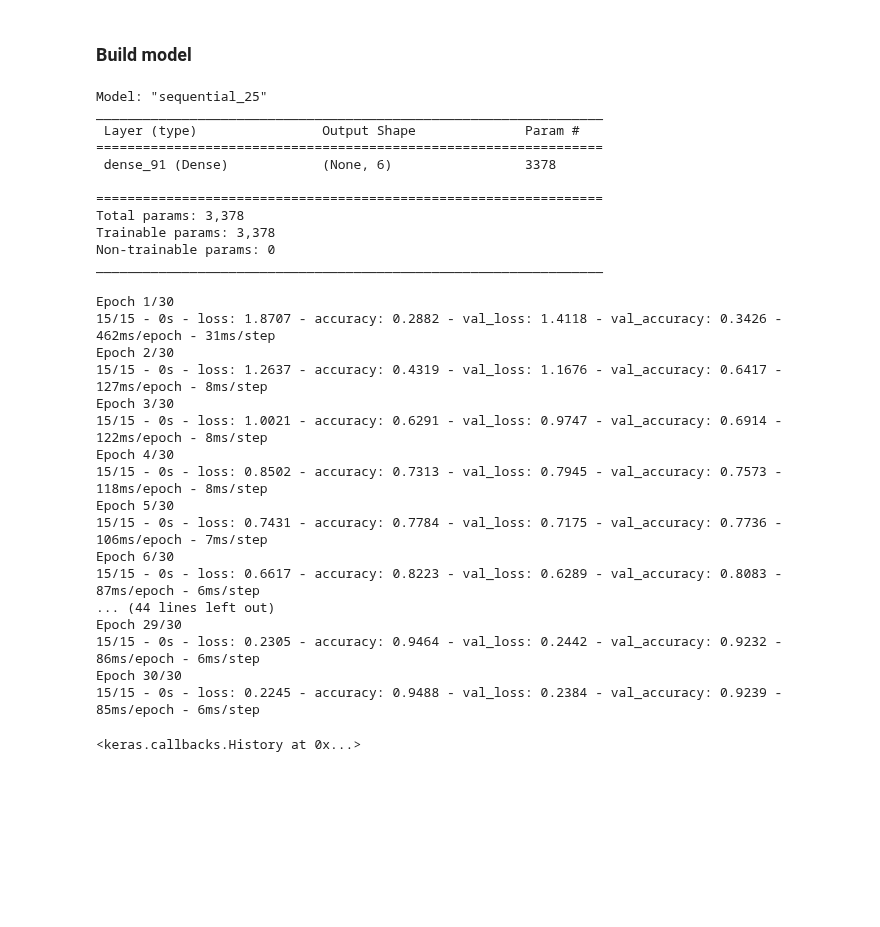
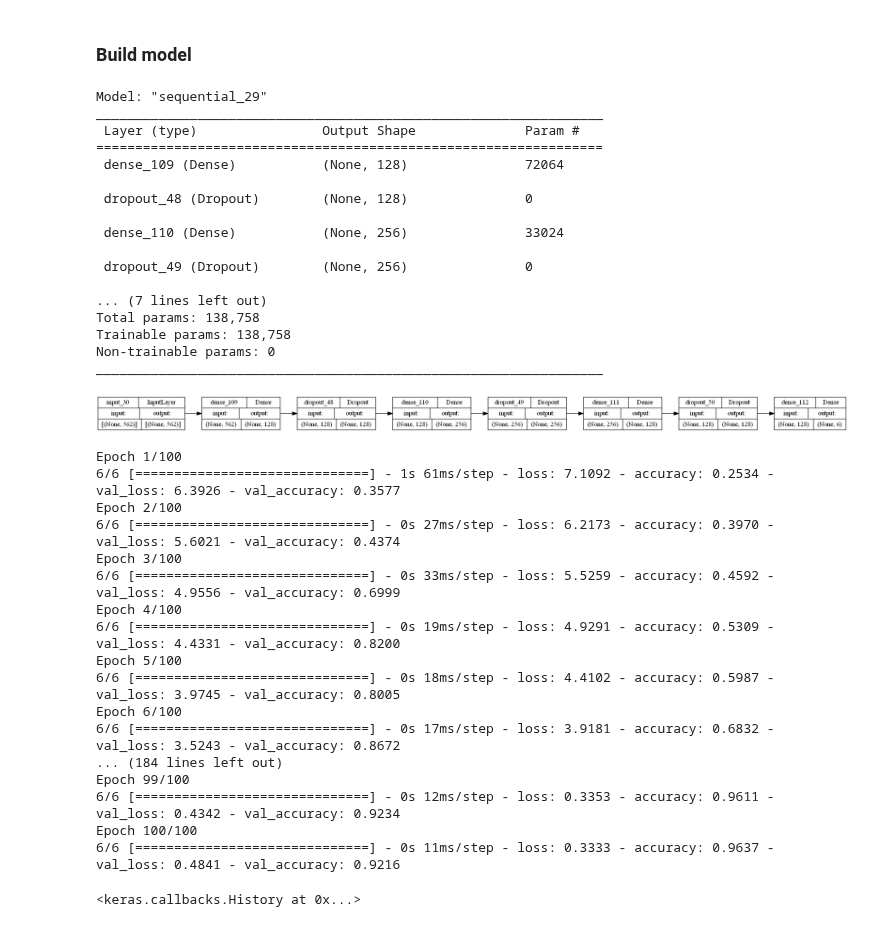
Before and after one commit to Pawcharz/Human-Activity-Recognition, a Jupyter notebook: classification_DNN.ipynb, the cells around one changed output. Saved outputs shown, nothing was run; the diff lists cells and outputs as text; code cells hidden in the pictures; blank space fills up the shorter version.

Commit message:
dd model display and play with regularization

```diff
--- a/classification_DNN.ipynb
+++ b/classification_DNN.ipynb
@@ -28,27 +39,46 @@ y_test_encoded = pd.get_dummies(y_test)
 ### Build model
 # %%
 from tensorflow import keras
+from keras import regularizers
 from keras import layers
+
+regularizer = regularizers.l2(l=0.01)
 
 model = keras.Sequential(
   [
     layers.Input(X_train.shape[-1]),
+    layers.Dense(128, activation="relu", kernel_regularizer=regularizer),
+    layers.Dropout(0.2),
+    layers.Dense(256, activation="relu", kernel_regularizer=regularizer),
+    layers.Dropout(0.3),
+    layers.Dense(128, activation="relu", kernel_regularizer=regularizer),
+    layers.Dropout(0.4),
     layers.Dense(6, activation="sigmoid"),
   ]
 )
 model.summary()
 # %% [output]
-Model: "sequential_25"
+Model: "sequential_29"
 _________________________________________________________________
  Layer (type)                Output Shape              Param #
 =================================================================
- dense_91 (Dense)            (None, 6)                 3378
+ dense_109 (Dense)           (None, 128)               72064
 
-=================================================================
-Total params: 3,378
-Trainable params: 3,378
+ dropout_48 (Dropout)        (None, 128)               0
+
+ dense_110 (Dense)           (None, 256)               33024
+
+ dropout_49 (Dropout)        (None, 256)               0
+
+... (7 lines left out)
+Total params: 138,758
+Trainable params: 138,758
 Non-trainable params: 0
 _________________________________________________________________
+# %%
+keras.utils.plot_model(model, show_shapes=True, rankdir="LR")
+# %% [output]
+[figure, added]
 # %%
 optimizer = keras.optimizers.Adam()
 
@@ -57,29 +87,29 @@ model.compile(optimizer=optimizer, loss="categorical_crossentropy", metrics='acc
 model.fit(
   X_train,
   y_train_encoded,
-  batch_size=400,
-  epochs=30,
-  verbose=2,
-  validation_split=0.2
+  batch_size=1000,
+  epochs=100,
+  verbose=1,
+  validation_split=0.3
 )
 # %% [output]
-Epoch 1/30
-15/15 - 0s - loss: 1.8707 - accuracy: 0.2882 - val_loss: 1.4118 - val_accuracy: 0.3426 - 462ms/epoch - 31ms/step
-Epoch 2/30
-15/15 - 0s - loss: 1.2637 - accuracy: 0.4319 - val_loss: 1.1676 - val_accuracy: 0.6417 - 127ms/epoch - 8ms/step
-Epoch 3/30
-15/15 - 0s - loss: 1.0021 - accuracy: 0.6291 - val_loss: 0.9747 - val_accuracy: 0.6914 - 122ms/epoch - 8ms/step
-Epoch 4/30
-15/15 - 0s - loss: 0.8502 - accuracy: 0.7313 - val_loss: 0.7945 - val_accuracy: 0.7573 - 118ms/epoch - 8ms/step
-Epoch 5/30
-15/15 - 0s - loss: 0.7431 - accuracy: 0.7784 - val_loss: 0.7175 - val_accuracy: 0.7736 - 106ms/epoch - 7ms/step
-Epoch 6/30
-15/15 - 0s - loss: 0.6617 - accuracy: 0.8223 - val_loss: 0.6289 - val_accuracy: 0.8083 - 87ms/epoch - 6ms/step
-... (44 lines left out)
-Epoch 29/30
-15/15 - 0s - loss: 0.2305 - accuracy: 0.9464 - val_loss: 0.2442 - val_accuracy: 0.9232 - 86ms/epoch - 6ms/step
-Epoch 30/30
-15/15 - 0s - loss: 0.2245 - accuracy: 0.9488 - val_loss: 0.2384 - val_accuracy: 0.9239 - 85ms/epoch - 6ms/step
+Epoch 1/100
+6/6 [==============================] - 1s 61ms/step - loss: 7.1092 - accuracy: 0.2534 - val_loss: 6.3926 - val_accuracy: 0.3577
+Epoch 2/100
+6/6 [==============================] - 0s 27ms/step - loss: 6.2173 - accuracy: 0.3970 - val_loss: 5.6021 - val_accuracy: 0.4374
+Epoch 3/100
+6/6 [==============================] - 0s 33ms/step - loss: 5.5259 - accuracy: 0.4592 - val_loss: 4.9556 - val_accuracy: 0.6999
+Epoch 4/100
+6/6 [==============================] - 0s 19ms/step - loss: 4.9291 - accuracy: 0.5309 - val_loss: 4.4331 - val_accuracy: 0.8200
+Epoch 5/100
+6/6 [==============================] - 0s 18ms/step - loss: 4.4102 - accuracy: 0.5987 - val_loss: 3.9745 - val_accuracy: 0.8005
+Epoch 6/100
+6/6 [==============================] - 0s 17ms/step - loss: 3.9181 - accuracy: 0.6832 - val_loss: 3.5243 - val_accuracy: 0.8672
+... (184 lines left out)
+Epoch 99/100
+6/6 [==============================] - 0s 12ms/step - loss: 0.3353 - accuracy: 0.9611 - val_loss: 0.4342 - val_accuracy: 0.9234
+Epoch 100/100
+6/6 [==============================] - 0s 11ms/step - loss: 0.3333 - accuracy: 0.9637 - val_loss: 0.4841 - val_accuracy: 0.9216
 <keras.callbacks.History at 0x...>
 # %%
 score = model.evaluate(X_test, y_test_encoded)[1]
```
Also changed, not shown: parts of 5 cells of this notebook, 1 other file.
